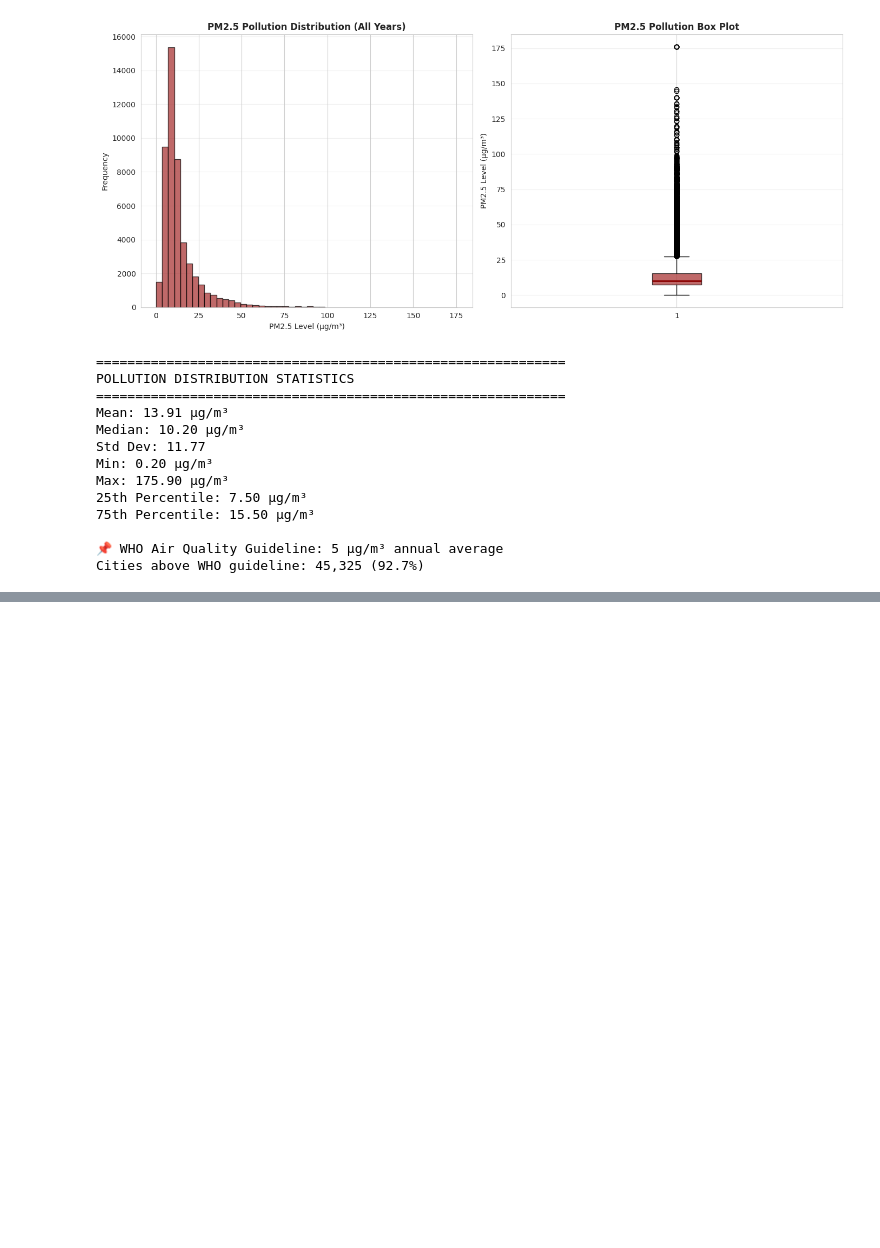
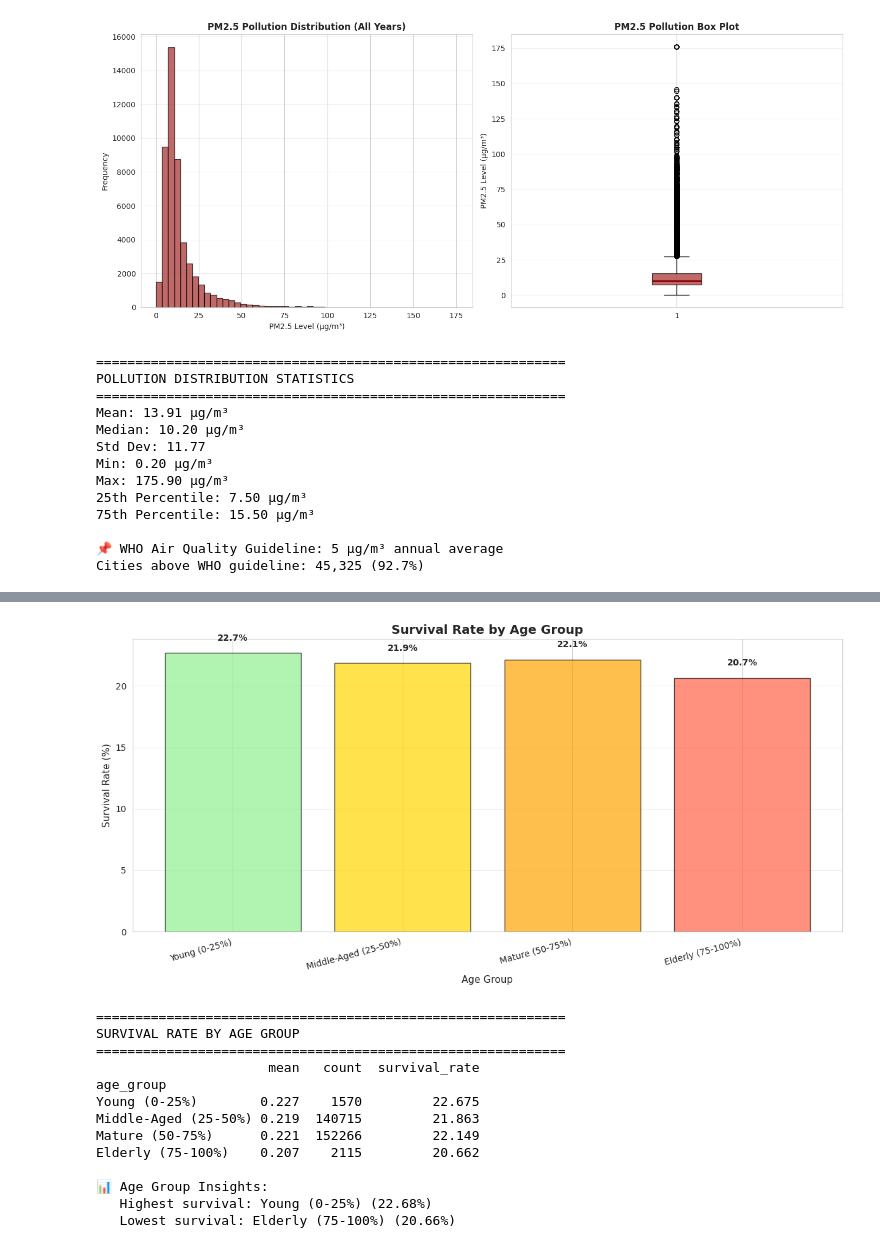
Before and after one commit to Sanaullah-Turab/global-lung-cancer-analysis, a Jupyter notebook: notebooks/LungCancer-Analysis.ipynb, the cells around one changed output, grey strips where cells are left out. Cells and saved outputs as stored; diff of their text form; code cells hidden in the pictures; blank space fills up the shorter version.

```diff
--- a/notebooks/LungCancer-Analysis.ipynb
+++ b/notebooks/LungCancer-Analysis.ipynb
@@ -1295,0 +1336,52 @@ Surgery                22.165  74341
+# %%
+# 10.5 Survival by Age Groups
+# Create age groups from normalized age values
+df_medical['age_group'] = pd.cut(df_medical['age'],
+                                   bins=[0, 0.25, 0.5, 0.75, 1.0],
+                                   labels=['Young (0-25%)', 'Middle-Aged (25-50%)',
+                                          'Mature (50-75%)', 'Elderly (75-100%)'])
+
+age_survival = df_medical.groupby('age_group')['survived'].agg(['mean', 'count'])
+age_survival['survival_rate'] = age_survival['mean'] * 100
+
+plt.figure(figsize=(12, 6))
+colors_age = ['#90EE90', '#FFD700', '#FFA500', '#FF6347']
+plt.bar(range(len(age_survival)), age_survival['survival_rate'],
+        color=colors_age, edgecolor='black', alpha=0.7)
+plt.xticks(range(len(age_survival)), age_survival.index, rotation=15, ha='right')
+plt.title('Survival Rate by Age Group', fontsize=14, fontweight='bold')
+plt.xlabel('Age Group', fontsize=11)
+plt.ylabel('Survival Rate (%)', fontsize=11)
+plt.grid(axis='y', alpha=0.3)
+
+for i, v in enumerate(age_survival['survival_rate']):
+    plt.text(i, v + 1, f'{v:.1f}%', ha='center', fontweight='bold')
+
+plt.tight_layout()
+plt.show()
+
+print("\n" + "="*60)
+print("SURVIVAL RATE BY AGE GROUP")
+print("="*60)
+print(age_survival)
+
+print(f"\n📊 Age Group Insights:")
+best_age = age_survival['survival_rate'].idxmax()
+worst_age = age_survival['survival_rate'].idxmin()
+print(f"   Highest survival: {best_age} ({age_survival.loc[best_age, 'survival_rate']:.2f}%)")
+print(f"   Lowest survival: {worst_age} ({age_survival.loc[worst_age, 'survival_rate']:.2f}%)")
+# %% [output]
+[figure, added]
+============================================================
+SURVIVAL RATE BY AGE GROUP
+============================================================
+                      mean   count  survival_rate
+age_group
+Young (0-25%)        0.227    1570         22.675
+Middle-Aged (25-50%) 0.219  140715         21.863
+Mature (50-75%)      0.221  152266         22.149
+Elderly (75-100%)    0.207    2115         20.662
+
+📊 Age Group Insights:
+   Highest survival: Young (0-25%) (22.68%)
+   Lowest survival: Elderly (75-100%) (20.66%)
```
Also changed, not shown: parts of 18 cells of this notebook.
